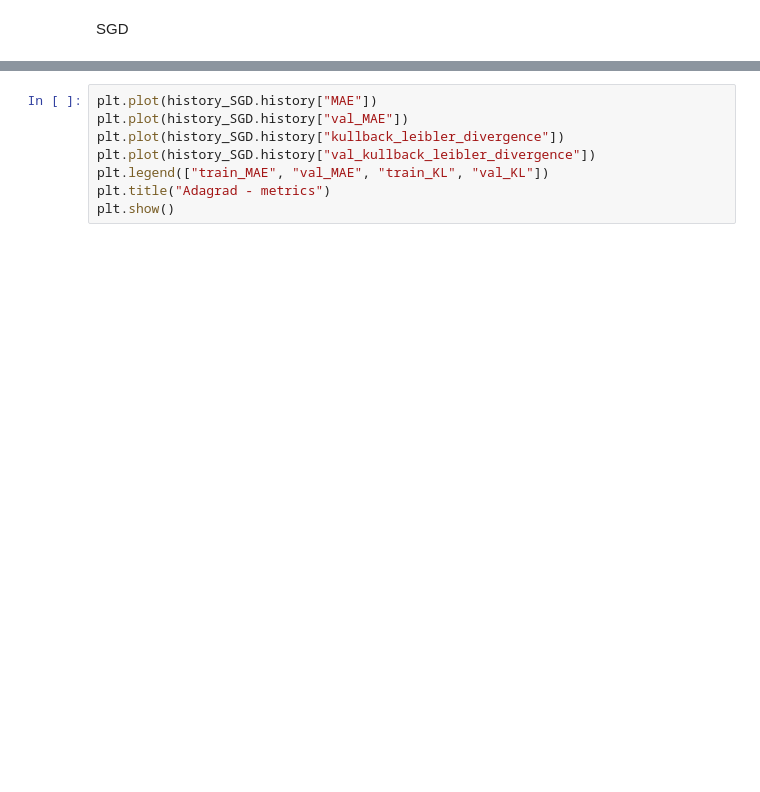
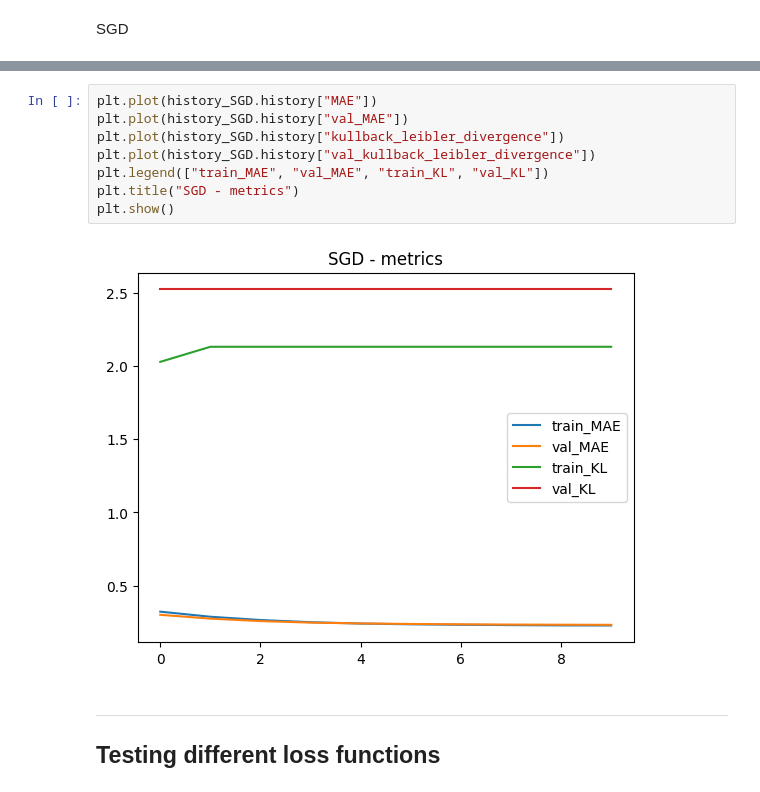
Before and after one commit to Garbarkozaurus/CV_denoising, a Jupyter notebook: tf_autoencoder_tutorial.ipynb, the cells around one changed output, grey strips where cells are left out. Cells and saved outputs as stored; diff of their text form; blank space fills up the shorter version.

Commit message:
Optimiser and loss function tests

```diff
--- a/tf_autoencoder_tutorial.ipynb
+++ b/tf_autoencoder_tutorial.ipynb
@@ -286,8 +383,13 @@ plt.show()
 # %%
 plt.plot(history_SGD.history["MAE"])
 plt.plot(history_SGD.history["val_MAE"])
 plt.plot(history_SGD.history["kullback_leibler_divergence"])
 plt.plot(history_SGD.history["val_kullback_leibler_divergence"])
 plt.legend(["train_MAE", "val_MAE", "train_KL", "val_KL"])
-plt.title("Adagrad - metrics")
+plt.title("SGD - metrics")
 plt.show()
+# %% [output]
+[figure, added]
+# %% [markdown]
+---
+## Testing different loss functions
```
Also changed, not shown: parts of 32 cells of this notebook.
